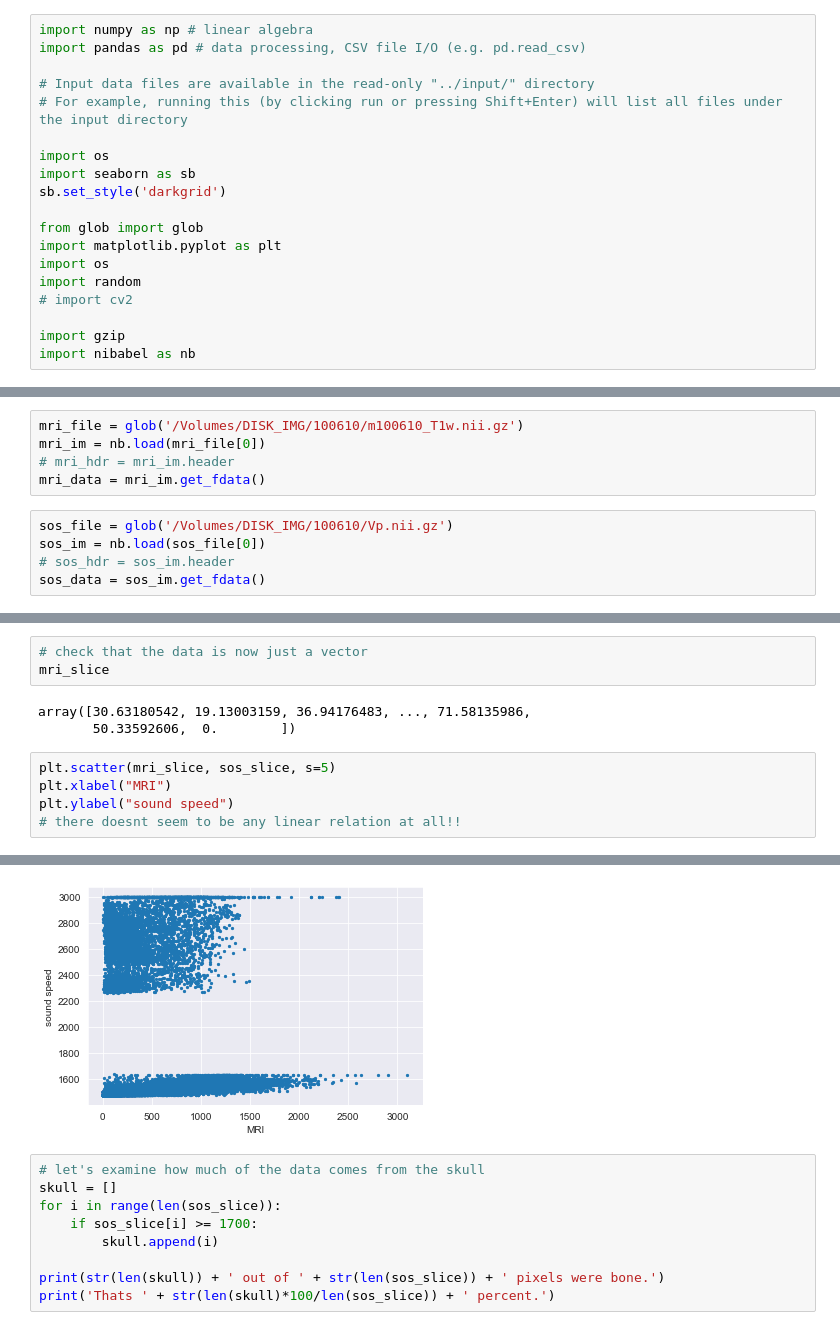
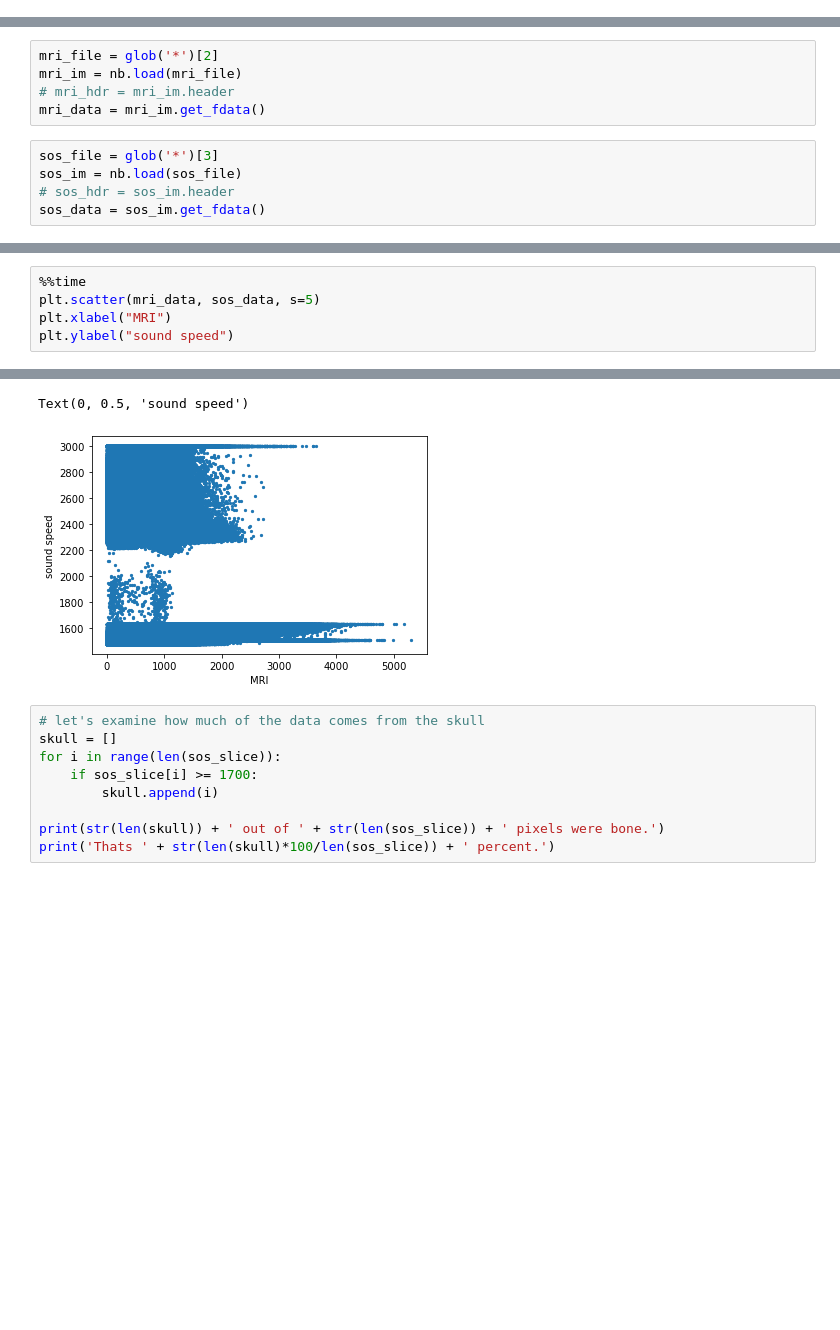
Before and after one commit to clararodrigo/MRI_Project, a Jupyter notebook: Basic_ML_v4.ipynb, the cells around one changed output, grey strips where cells are left out. Cells and saved outputs as stored; diff of their text form; blank space fills up the shorter version.

```diff
--- a/Basic_ML_v4.ipynb
+++ b/Basic_ML_v4.ipynb
@@ -1,19 +0,0 @@
-# %%
-import numpy as np # linear algebra
-import pandas as pd # data processing, CSV file I/O (e.g. pd.read_csv)
-
-# Input data files are available in the read-only "../input/" directory
-# For example, running this (by clicking run or pressing Shift+Enter) will list all files under the input directory
-
-import os
-import seaborn as sb
-sb.set_style('darkgrid')
-
-from glob import glob
-import matplotlib.pyplot as plt
-import os
-import random
-# import cv2
-
-import gzip
-import nibabel as nb
@@ -20,11 +8,11 @@ import nibabel as nb
 # %%
-mri_file = glob('/Volumes/DISK_IMG/100610/m100610_T1w.nii.gz')
-mri_im = nb.load(mri_file[0])
+mri_file = glob('*')[2]
+mri_im = nb.load(mri_file)
 # mri_hdr = mri_im.header
 mri_data = mri_im.get_fdata()
 # %%
-sos_file = glob('/Volumes/DISK_IMG/100610/Vp.nii.gz')
-sos_im = nb.load(sos_file[0])
+sos_file = glob('*')[3]
+sos_im = nb.load(sos_file)
 # sos_hdr = sos_im.header
 sos_data = sos_im.get_fdata()
 # %%
@@ -46,12 +49,6 @@ sos_slice = sos_slice.flatten()
-# %%
-# check that the data is now just a vector
-mri_slice
-# %% [output]
-array([30.63180542, 19.13003159, 36.94176483, ..., 71.58135986,
-       50.33592606,  0.        ])
 # %%
-plt.scatter(mri_slice, sos_slice, s=5)
+%%time
+plt.scatter(mri_data, sos_data, s=5)
 plt.xlabel("MRI")
 plt.ylabel("sound speed")
-# there doesnt seem to be any linear relation at all!!
 # %% [output]
@@ -59,4 +56,5 @@ Text(0, 0.5, 'sound speed')
+Text(0, 0.5, 'sound speed')
-[figure, old version]
+[figure, new version]
 # %%
 # let's examine how much of the data comes from the skull
 skull = []
```
Also changed, not shown: parts of 24 cells of this notebook.
